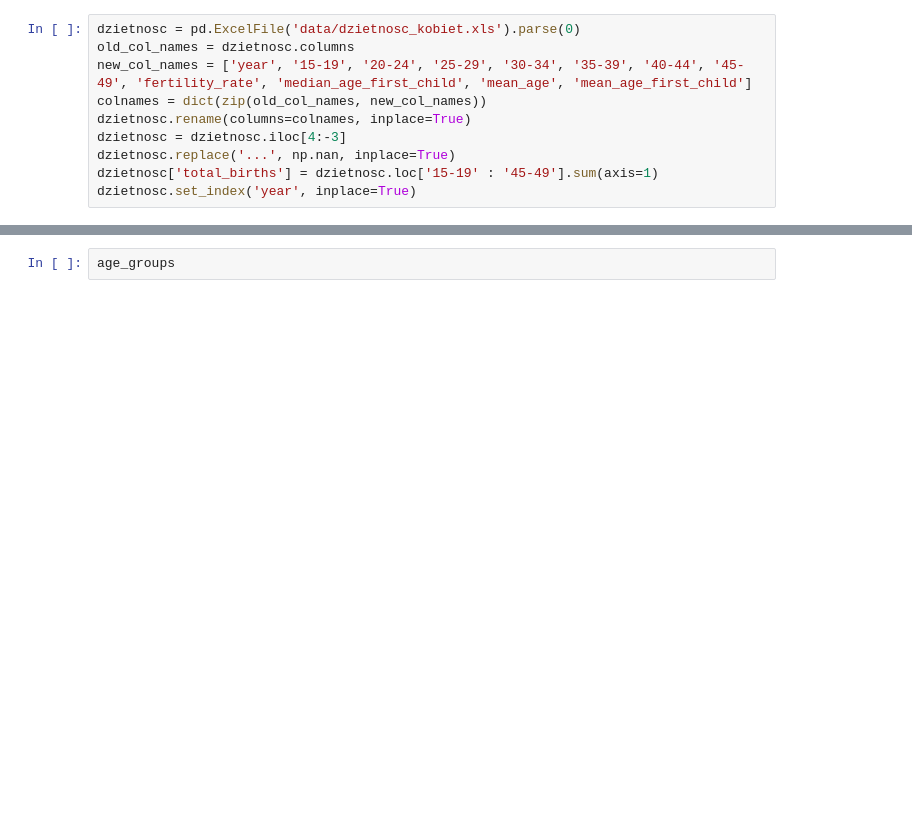
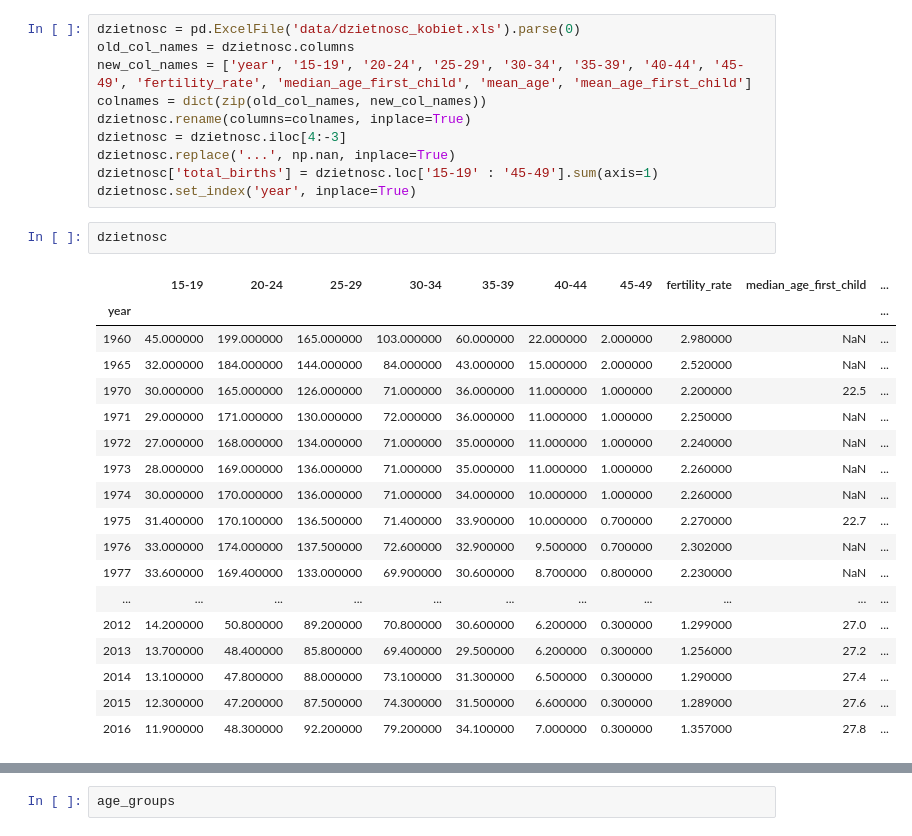
Before and after one commit to marcinsola/CDV_Data_Science, a Jupyter notebook: II/Wstep_do_Big_Data_w_ekonomii/projekt_zaliczeniowy/code.ipynb, the cells around one changed output, grey strips where cells are left out. Drawn from its saved outputs; the diff is of its cells as text; blank space fills up the shorter version.

```diff
--- a/II/Wstep_do_Big_Data_w_ekonomii/projekt_zaliczeniowy/code.ipynb
+++ b/II/Wstep_do_Big_Data_w_ekonomii/projekt_zaliczeniowy/code.ipynb
@@ -108,6 +108,27 @@ dzietnosc = dzietnosc.iloc[4:-3]
 dzietnosc.replace('...', np.nan, inplace=True)
 dzietnosc['total_births'] = dzietnosc.loc['15-19' : '45-49'].sum(axis=1)
 dzietnosc.set_index('year', inplace=True)
+# %%
+dzietnosc
+# %% [output]
+|  | 15-19 | 20-24 | 25-29 | 30-34 | 35-39 | 40-44 | 45-49 | fertility_rate | median_age_first_child | ... |
+| year |  |  |  |  |  |  |  |  |  | ... |
+| 1960 | 45.000000 | 199.000000 | 165.000000 | 103.000000 | 60.000000 | 22.000000 | 2.000000 | 2.980000 | NaN | ... |
+| 1965 | 32.000000 | 184.000000 | 144.000000 | 84.000000 | 43.000000 | 15.000000 | 2.000000 | 2.520000 | NaN | ... |
+| 1970 | 30.000000 | 165.000000 | 126.000000 | 71.000000 | 36.000000 | 11.000000 | 1.000000 | 2.200000 | 22.5 | ... |
+| 1971 | 29.000000 | 171.000000 | 130.000000 | 72.000000 | 36.000000 | 11.000000 | 1.000000 | 2.250000 | NaN | ... |
+| 1972 | 27.000000 | 168.000000 | 134.000000 | 71.000000 | 35.000000 | 11.000000 | 1.000000 | 2.240000 | NaN | ... |
+| 1973 | 28.000000 | 169.000000 | 136.000000 | 71.000000 | 35.000000 | 11.000000 | 1.000000 | 2.260000 | NaN | ... |
+| 1974 | 30.000000 | 170.000000 | 136.000000 | 71.000000 | 34.000000 | 10.000000 | 1.000000 | 2.260000 | NaN | ... |
+| 1975 | 31.400000 | 170.100000 | 136.500000 | 71.400000 | 33.900000 | 10.000000 | 0.700000 | 2.270000 | 22.7 | ... |
+| 1976 | 33.000000 | 174.000000 | 137.500000 | 72.600000 | 32.900000 | 9.500000 | 0.700000 | 2.302000 | NaN | ... |
+| 1977 | 33.600000 | 169.400000 | 133.000000 | 69.900000 | 30.600000 | 8.700000 | 0.800000 | 2.230000 | NaN | ... |
+| ... | ... | ... | ... | ... | ... | ... | ... | ... | ... | ... |
+| 2012 | 14.200000 | 50.800000 | 89.200000 | 70.800000 | 30.600000 | 6.200000 | 0.300000 | 1.299000 | 27.0 | ... |
+| 2013 | 13.700000 | 48.400000 | 85.800000 | 69.400000 | 29.500000 | 6.200000 | 0.300000 | 1.256000 | 27.2 | ... |
+| 2014 | 13.100000 | 47.800000 | 88.000000 | 73.100000 | 31.300000 | 6.500000 | 0.300000 | 1.290000 | 27.4 | ... |
+| 2015 | 12.300000 | 47.200000 | 87.500000 | 74.300000 | 31.500000 | 6.600000 | 0.300000 | 1.289000 | 27.6 | ... |
+| 2016 | 11.900000 | 48.300000 | 92.200000 | 79.200000 | 34.100000 | 7.000000 | 0.300000 | 1.357000 | 27.8 | ... |
 # %%
 dzietnosc.info()
 # %% [output]
```
Also changed, not shown: parts of 3 cells of this notebook, 1 other file.
